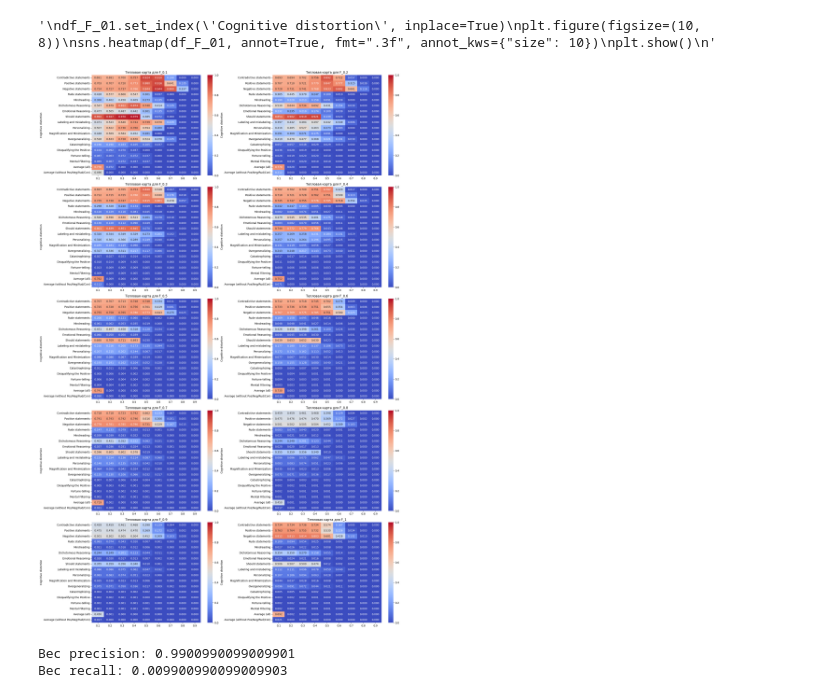
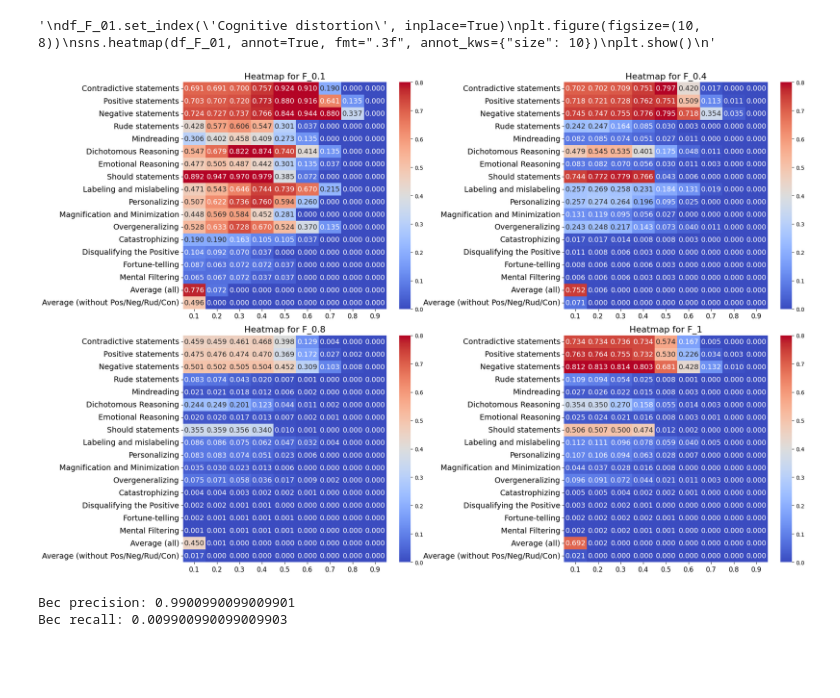
Before and after one commit to AnnaArinicheva/CognitveProject, a Jupyter notebook: second dataset.ipynb, the cells around one changed output. Saved outputs shown, nothing was run; the diff lists cells and outputs as text; code cells hidden in the pictures; blank space fills up the shorter version.

```diff
--- a/second dataset.ipynb
+++ b/second dataset.ipynb
@@ -734,67 +735,52 @@ plt.show()
 # %% [output]
 '\ndf_F_01.set_index(\'Cognitive distortion\', inplace=True)\nplt.figure(figsize=(10, 8))\nsns.heatmap(df_F_01, annot=True, fmt=".3f", annot_kws={"size": 10})\nplt.show()\n'
 # %%
+
 # Создаем фигуру и оси подграфиков
-fig, axs = plt.subplots(5, 2, figsize=(20, 30))  # 2 строки, 5 столбцов
+fig, axs = plt.subplots(2, 2, figsize=(20, 13))  # 2 строки, 5 столбцов
 
 # Преобразуем оси подграфиков в одномерный массив для удобства обращения к ним
 axs = axs.flatten()
 
 
 df_F_01.set_index('Cognitive distortion', inplace=True)
-df_F_02.set_index('Cognitive distortion', inplace=True)
-df_F_03.set_index('Cognitive distortion', inplace=True)
+#df_F_02.set_index('Cognitive distortion', inplace=True)
+#df_F_03.set_index('Cognitive distortion', inplace=True)
 df_F_04.set_index('Cognitive distortion', inplace=True)
-df_F_05.set_index('Cognitive distortion', inplace=True)
-df_F_06.set_index('Cognitive distortion', inplace=True)
-df_F_07.set_index('Cognitive distortion', inplace=True)
+#df_F_05.set_index('Cognitive distortion', inplace=True)
+#df_F_06.set_index('Cognitive distortion', inplace=True)
+#df_F_07.set_index('Cognitive distortion', inplace=True)
 df_F_08.set_index('Cognitive distortion', inplace=True)
-df_F_09.set_index('Cognitive distortion', inplace=True)
+#df_F_09.set_index('Cognitive distortion', inplace=True)
 df_F1.set_index('Cognitive distortion', inplace=True)
 
 
 
-
+def debug_heatmap(df, ax, title):
+    sns.heatmap(df, ax=ax, vmin=0, vmax=0.8, cmap='coolwarm', annot=True, fmt=".3f", annot_kws={"size": 13})  # Увеличиваем размер чисел в тепловой карте
+    ax.set_title(title, fontsize=16)  # Увеличиваем размер заголовка
+    ax.tick_params(axis='y', labelsize=14)  # Увеличиваем размер текста для индексов (меток строк)
+    ax.tick_params(axis='x', labelsize=12)  # Увеличиваем размер текста для меток столбцов
+    ax.set_ylabel('')  # Убираем название боковых индексов
 
 # Отображаем тепловые карты
-sns.heatmap(df_F_01, ax=axs[0], vmin=0, vmax=1, cmap='coolwarm', annot=True, fmt=".3f", annot_kws={"size": 10})
-axs[0].set_title('Тепловая карта для F_0.1')
-
-sns.heatmap(df_F_02, ax=axs[1], vmin=0, vmax=1, cmap='coolwarm', annot=True, fmt=".3f", annot_kws={"size": 10})
-axs[1].set_title('Тепловая карта для F_0.2')
-
-sns.heatmap(df_F_03, ax=axs[2], vmin=0, vmax=1, cmap='coolwarm', annot=True, fmt=".3f", annot_kws={"size": 10})
-axs[2].set_title('Тепловая карта для F_0.3')
-
-sns.heatmap(df_F_04, ax=axs[3], vmin=0, vmax=1, cmap='coolwarm', annot=True, fmt=".3f", annot_kws={"size": 10})
-axs[3].set_title('Тепловая карта для F_0.4')
-
-sns.heatmap(df_F_05, ax=axs[4], vmin=0, vmax=1, cmap='coolwarm', annot=True, fmt=".3f", annot_kws={"size": 10})
-axs[4].set_title('Тепловая карта для F_0.5')
-
-sns.heatmap(df_F_06, ax=axs[5], vmin=0, vmax=1, cmap='coolwarm', annot=True, fmt=".3f", annot_kws={"size": 10})
-axs[5].set_title('Тепловая карта для F_0.6')
-
-sns.heatmap(df_F_07, ax=axs[6], vmin=0, vmax=1, cmap='coolwarm', annot=True, fmt=".3f", annot_kws={"size": 10})
-axs[6].set_title('Тепловая карта для F_0.7')
-
-sns.heatmap(df_F_08, ax=axs[7], vmin=0, vmax=1, cmap='coolwarm', annot=True, fmt=".3f", annot_kws={"size": 10})
-axs[7].set_title('Тепловая карта для F_0.8')
-
-sns.heatmap(df_F_08, ax=axs[8], vmin=0, vmax=1, cmap='coolwarm', annot=True, fmt=".3f", annot_kws={"size": 10})
-axs[8].set_title('Тепловая карта для F_0.9')
-
-sns.heatmap(df_F1, ax=axs[9], vmin=0, vmax=1, cmap='coolwarm', annot=True, fmt=".3f", annot_kws={"size": 10})
-axs[9].set_title('Тепловая карта для F_1')
-
-
-
+debug_heatmap(df_F_01, axs[0], 'Heatmap for F_0.1')
+#debug_heatmap(df_F_02, axs[1], 'Heatmap for F_0.2')
+#debug_heatmap(df_F_03, axs[2], 'Heatmap for F_0.3')
+debug_heatmap(df_F_04, axs[1], 'Heatmap for F_0.4')
+#debug_heatmap(df_F_05, axs[4], 'Heatmap for F_0.5')
+#debug_heatmap(df_F_06, axs[5], 'Heatmap for F_0.6')
+#debug_heatmap(df_F_07, axs[6], 'Heatmap for F_0.7')
+debug_heatmap(df_F_08, axs[2], 'Heatmap for F_0.8')
+#debug_heatmap(df_F_09, axs[8], 'Heatmap for F_0.9')
+debug_heatmap(df_F1, axs[3], 'Heatmap for F_1')
 
 # Отображаем графики
 plt.tight_layout()
+plt.savefig('heatmaps_second_dataset_1.png', bbox_inches='tight', dpi=150)
 plt.show()
 # %% [output]
-[figure, old version]
+[figure, new version]
 # %%
 # Видно, что при увеличении параметра beta качество метрики should statements уменьшается, а negatine statements - увеличивается
 # Когда параметр beta увеличивается, вес recall увеличивается, а вес precision уменьшается. И наоборот.
```
Also changed, not shown: parts of 1 cell of this notebook, 12 other files.
